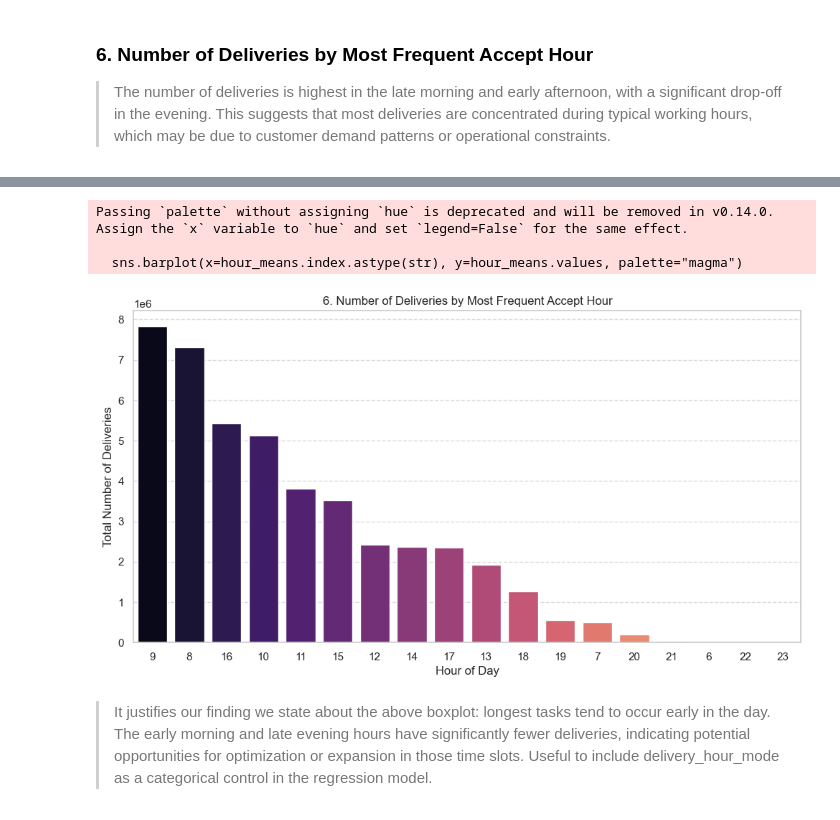
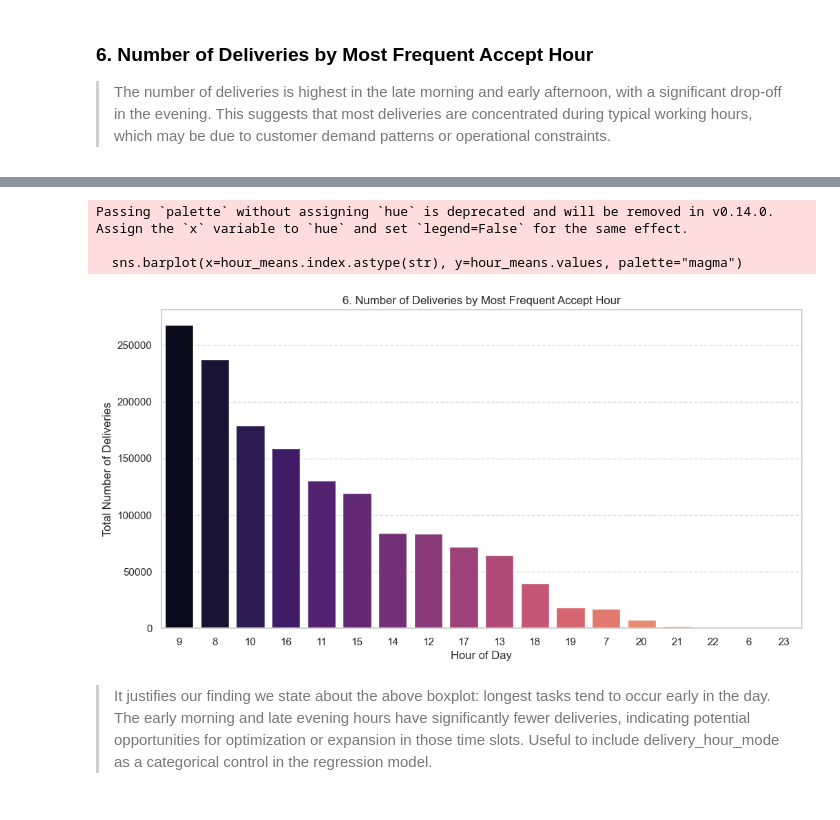
Before and after one commit to ISL-0111/IDS701_Team_Project, a Jupyter notebook: EDA.ipynb, the cells around one changed output, grey strips where cells are left out. Cells and saved outputs as stored; diff of their text form; code cells hidden in the pictures.

Commit message:
adding_delivery_count_per_day

```diff
--- a/EDA.ipynb
+++ b/EDA.ipynb
@@ -492,22 +507,23 @@ Passing `palette` without assigning `hue` is deprecated and will be removed in v
 # %%
 hour_means = (
-    df_filtered.groupby("delivery_hour_mode")["task_count"]
+    agg_df_simple.groupby("delivery_hour_mode")["task_count"]
     .sum()
     .sort_values(ascending=False)
 )
 
 plt.figure(figsize=(12, 6))
 sns.barplot(x=hour_means.index.astype(str), y=hour_means.values, palette="magma")
 plt.title("6. Number of Deliveries by Most Frequent Accept Hour")
 plt.xlabel("Hour of Day")
 plt.ylabel("Total Number of Deliveries")
 plt.grid(axis="y", linestyle="--", alpha=0.7)
+
 plt.show()
 # %% [output]
 Passing `palette` without assigning `hue` is deprecated and will be removed in v0.14.0. Assign the `x` variable to `hue` and set `legend=False` for the same effect.
 
   sns.barplot(x=hour_means.index.astype(str), y=hour_means.values, palette="magma")
-[figure, old version]
+[figure, new version]
 # %% [markdown]
 > It justifies our finding we state about the above boxplot: longest tasks tend to occur early in the day.  The early morning and late evening hours have significantly fewer deliveries, indicating potential opportunities for optimization or expansion in those time slots. Useful to include delivery_hour_mode as a categorical control in the regression model.
 # %%
```
Also changed, not shown: parts of 22 cells of this notebook.
